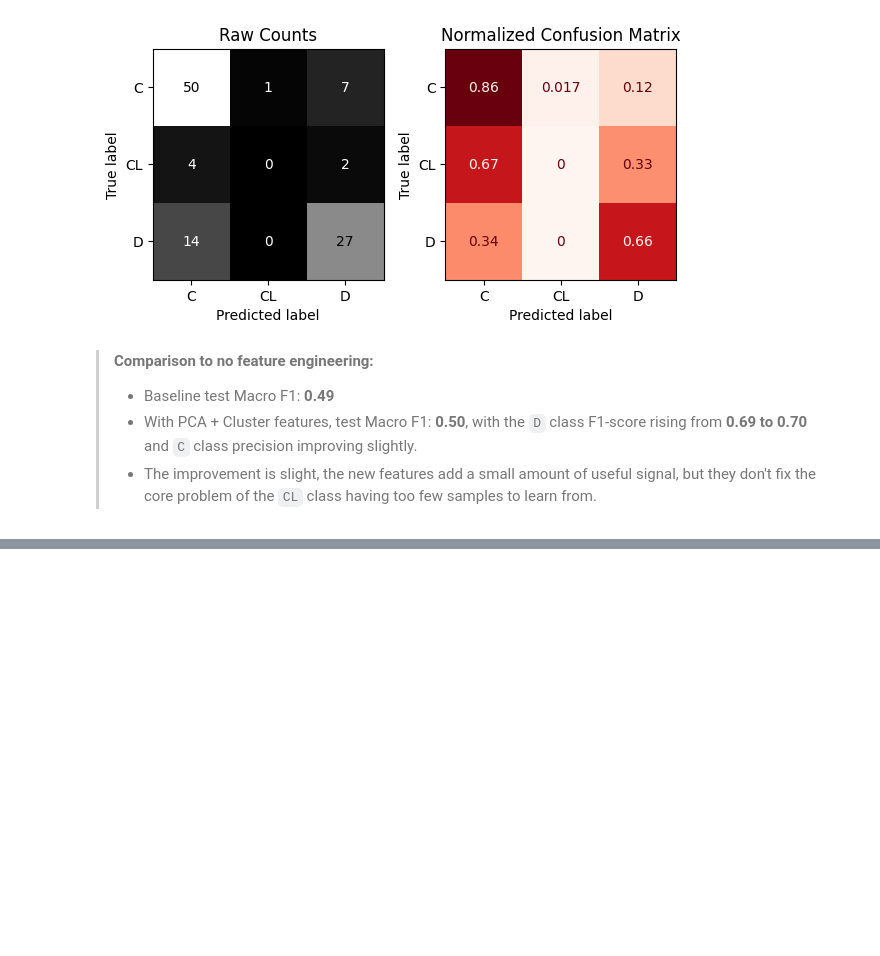
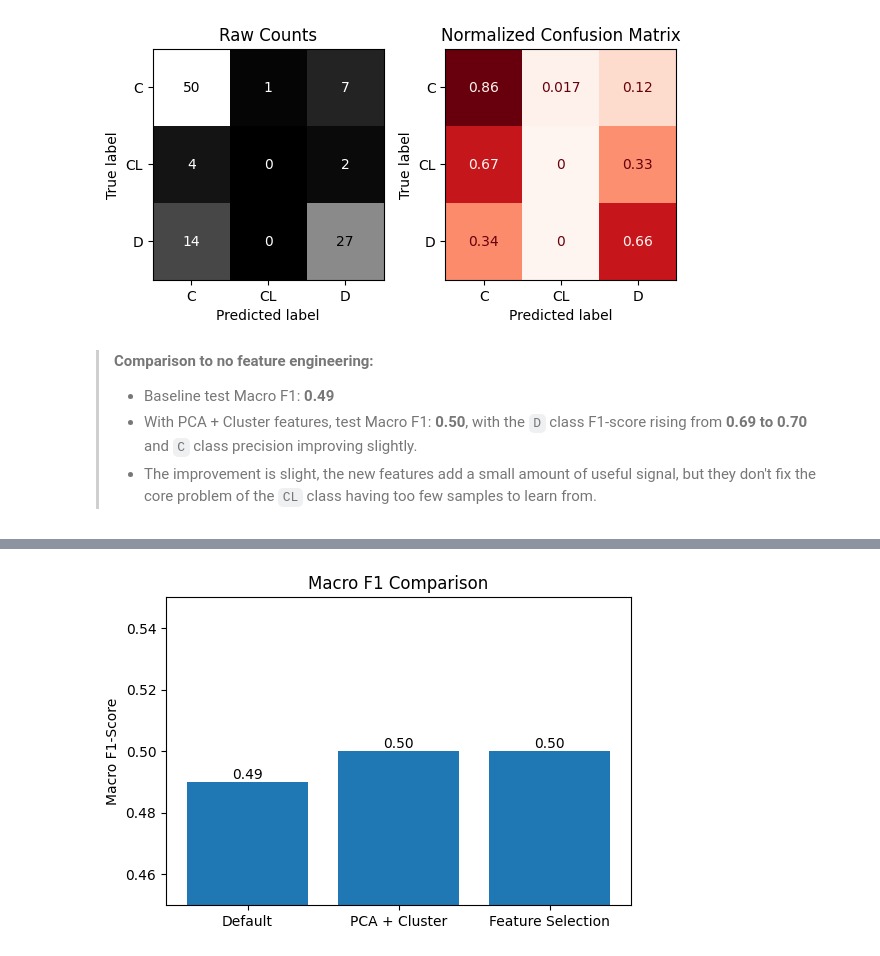
Before and after one commit to swirita/Cirrhosis-Prediction, a Jupyter notebook: Cirrhosis_Prediction.ipynb, the cells around one changed output, grey strips where cells are left out. Cells and saved outputs as stored; diff of their text form; code cells hidden in the pictures; blank space fills up the shorter version.

```diff
--- a/Cirrhosis_Prediction.ipynb
+++ b/Cirrhosis_Prediction.ipynb
@@ -1034,0 +1104,15 @@ weighted avg       0.70      0.73      0.71       105
+# %%
+models = ["Default", "PCA + Cluster", "Feature Selection"]
+scores = [0.49, 0.50, 0.50]
+
+plt.figure(figsize=(6,4))
+plt.bar(models, scores)
+
+for i, score in enumerate(scores):
+    plt.text(i, score + 0.001, f"{score:.2f}", ha='center')
+
+plt.ylim(0.45, 0.55)
+plt.title("Macro F1 Comparison")
+plt.ylabel("Macro F1-Score");
+# %% [output]
+[figure, added]
```
Also changed, not shown: parts of 11 cells of this notebook.
